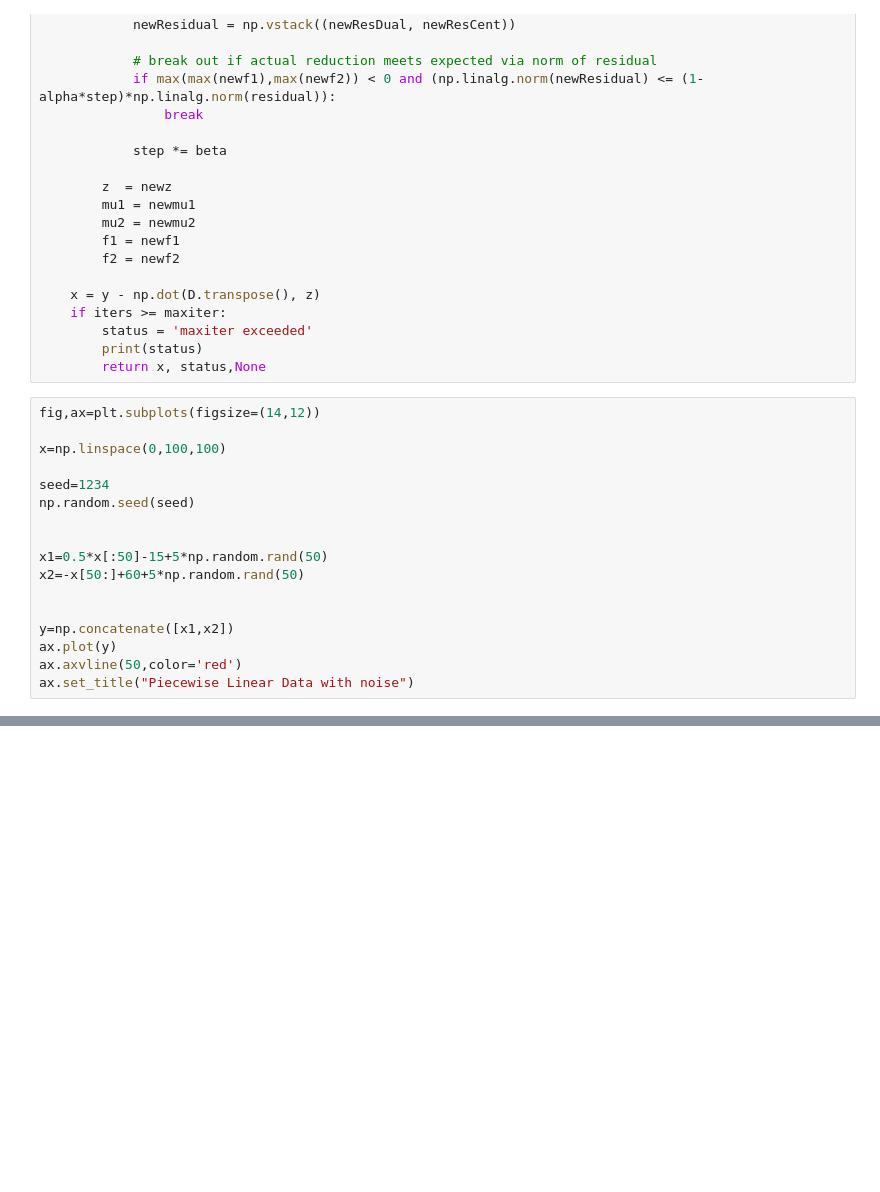
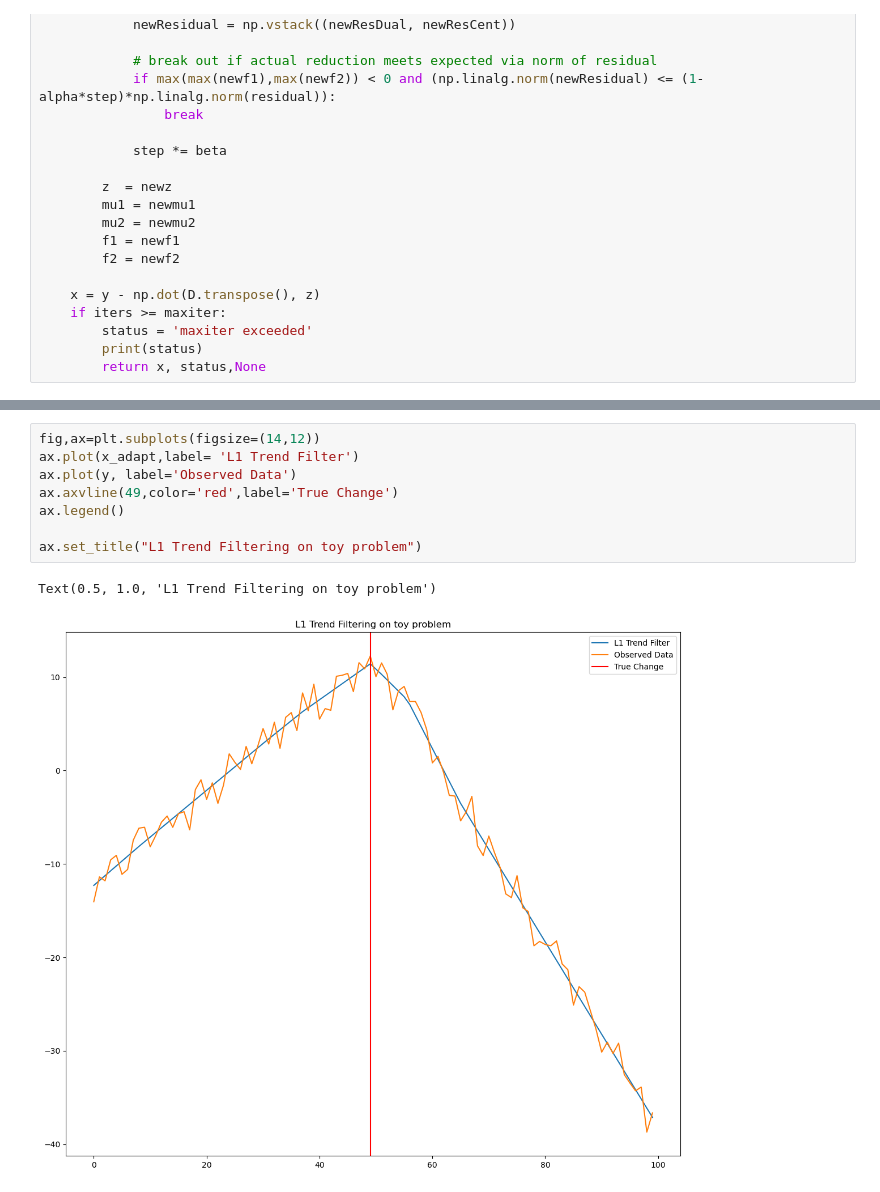
Before and after one commit to jasonbohne123/Adaptive_Signal_Estimation, a Jupyter notebook: Lasso_CPD/l1tf_sample.ipynb, the cells around one changed output, grey strips where cells are left out. Saved outputs shown, nothing was run; the diff lists cells and outputs as text; blank space fills up the shorter version.

```diff
--- a/Lasso_CPD/l1tf_sample.ipynb
+++ b/Lasso_CPD/l1tf_sample.ipynb
@@ -345,20 +341,3 @@ def l1tf_adaptive(y, lambda_p,k=2):
         status = 'maxiter exceeded'
         print(status)
         return x, status,None
-# %%
-fig,ax=plt.subplots(figsize=(14,12))
-
-x=np.linspace(0,100,100)
-
-seed=1234
-np.random.seed(seed)
-
-
-x1=0.5*x[:50]-15+5*np.random.rand(50)
-x2=-x[50:]+60+5*np.random.rand(50)
-
-
-y=np.concatenate([x1,x2])
-ax.plot(y)
-ax.axvline(50,color='red')
-ax.set_title("Piecewise Linear Data with noise")
@@ -379,3 +355,14 @@ Duality Gap is [[9.8888009e-05]]
+# %%
+fig,ax=plt.subplots(figsize=(14,12))
+ax.plot(x_adapt,label= 'L1 Trend Filter')
+ax.plot(y, label='Observed Data')
+ax.axvline(49,color='red',label='True Change')
+ax.legend()
+
+ax.set_title("L1 Trend Filtering on toy problem")
+# %% [output]
+Text(0.5, 1.0, 'L1 Trend Filtering on toy problem')
+[figure, added]
 # %%
 print(f"Difference in Solutions {np.sum(x_sol-x_adapt)}")
 print(f"Difference in Duality Gap {gap-gap_adapt}")
```
Also changed, not shown: parts of 12 cells of this notebook, 6 other files.
